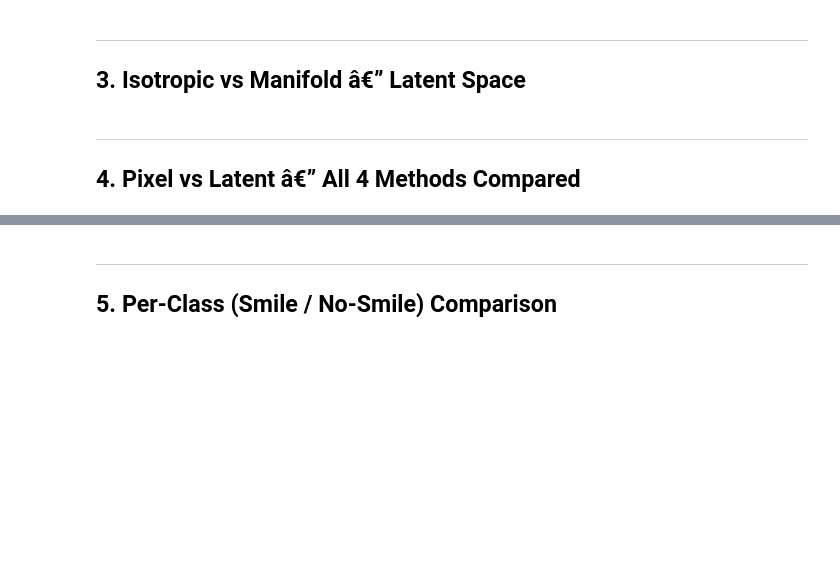
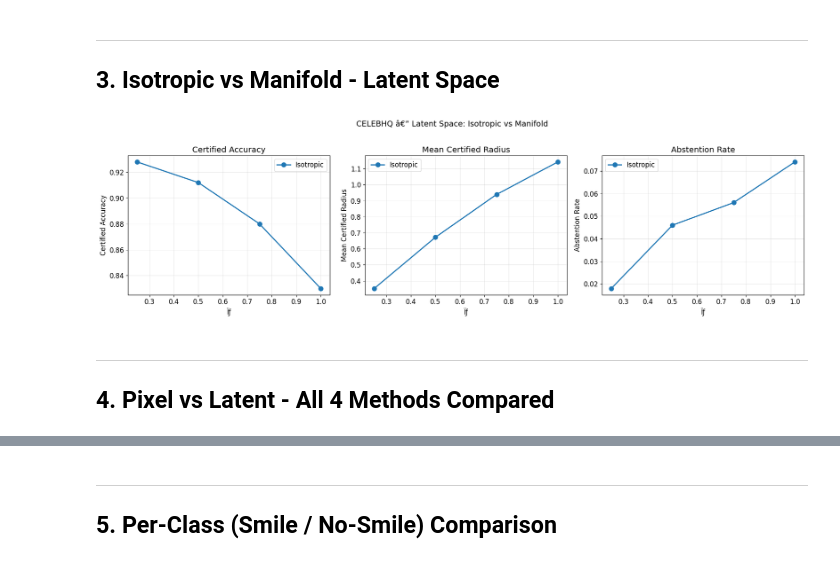
Before and after one commit to daniyaniazi/RandomizedSmothingmanifold, a Jupyter notebook: notebooks/CelebaHQ_Final_Analysis.ipynb, the cells around one changed output, grey strips where cells are left out. Cells and saved outputs as stored; diff of their text form; code cells hidden in the pictures; blank space fills up the shorter version.

```diff
--- a/notebooks/CelebaHQ_Final_Analysis.ipynb
+++ b/notebooks/CelebaHQ_Final_Analysis.ipynb
@@ -123,29 +150,31 @@ if rows:
 # %% [markdown]
 ---
-## 3. Isotropic vs Manifold â€” Latent Space
+## 3. Isotropic vs Manifold - Latent Space
 # %%
 if rows:
     df = pd.DataFrame(rows)
     latent = df[df['space'] == 'Latent'].copy()
 
     if len(latent) > 0:
         fig, axes = plt.subplots(1, 3, figsize=(18, 5))
         for ax, metric, title in zip(axes,
             ['certified_acc', 'mean_radius', 'abstain_rate'],
             ['Certified Accuracy', 'Mean Certified Radius', 'Abstention Rate']):
             for sm in ['Isotropic', 'Manifold']:
                 sub = latent[latent['smoothing'] == sm].sort_values('sigma')
                 if len(sub) > 0:
                     ax.plot(sub['sigma'], sub[metric], 'o-', label=sm, linewidth=2, markersize=8)
-            ax.set_xlabel('Ïƒ'); ax.set_ylabel(title); ax.set_title(title)
+            ax.set_xlabel('sigma'); ax.set_ylabel(title); ax.set_title(title)
             ax.legend(); ax.grid(True, alpha=0.3)
-        plt.suptitle(f'{DATASET.upper()} â€” Latent Space: Isotropic vs Manifold', fontsize=14, y=1.02)
+        plt.suptitle(f'{DATASET.upper()} - Latent Space: Isotropic vs Manifold', fontsize=14, y=1.02)
         plt.tight_layout(); plt.show()
     else:
         print("No latent-space results found.")
+# %% [output]
+[figure, added]
 # %% [markdown]
 ---
-## 4. Pixel vs Latent â€” All 4 Methods Compared
+## 4. Pixel vs Latent - All 4 Methods Compared
 # %%
 if rows:
     df = pd.DataFrame(rows)
```
Also changed, not shown: parts of 16 cells of this notebook, 2 other files.
